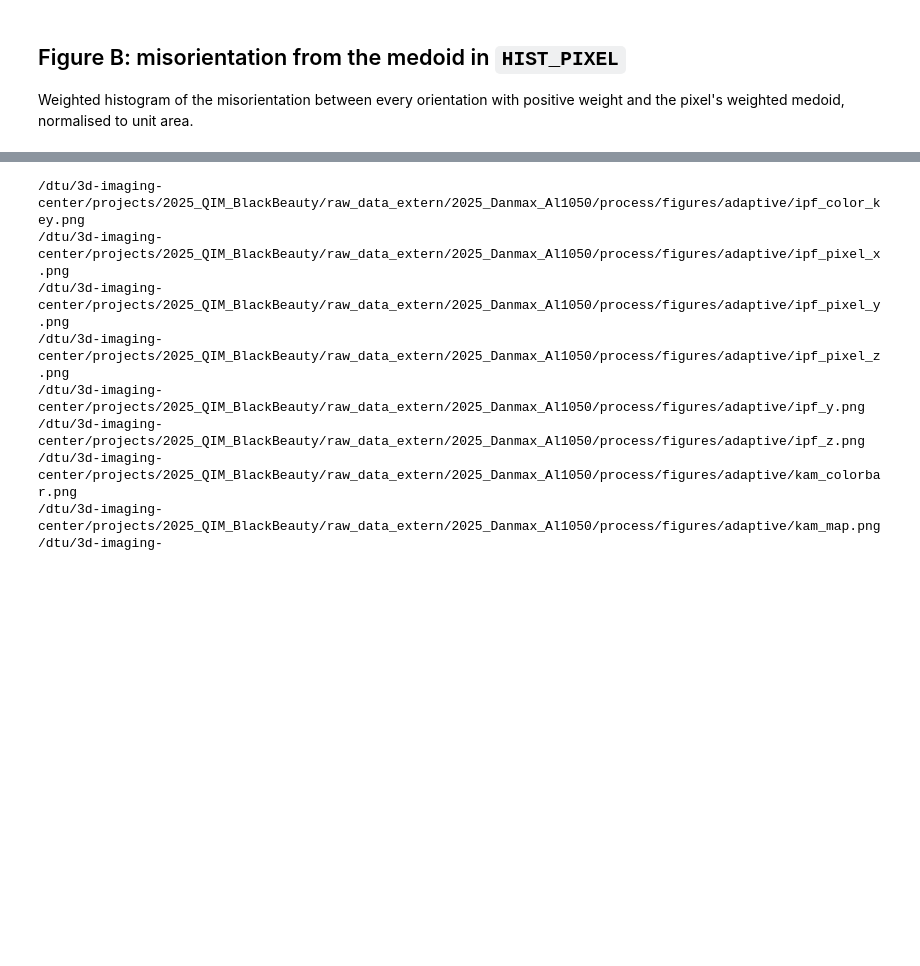
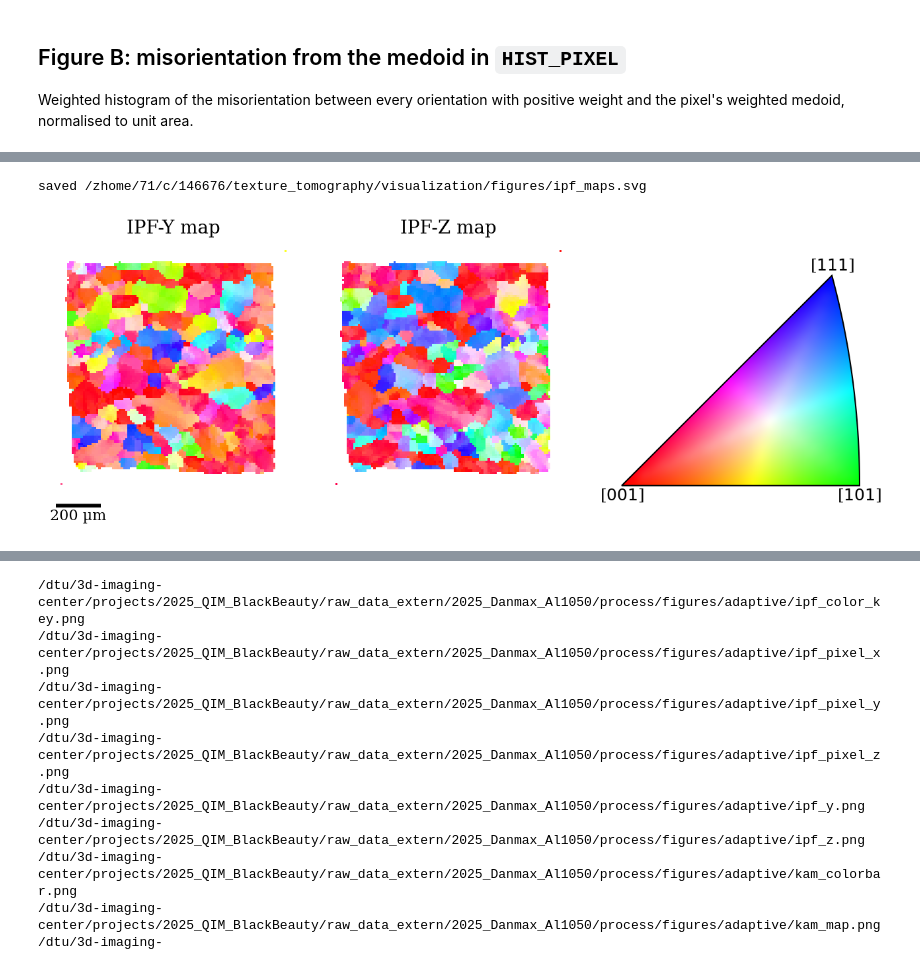
Before and after one commit to msaca-okse/basis_adaptive_textom, a Jupyter notebook: visualization/paper_figures.ipynb, the cells around one changed output, grey strips where cells are left out. Cells and saved outputs as stored; diff of their text form; code cells hidden in the pictures; blank space fills up the shorter version.

```diff
--- a/visualization/paper_figures.ipynb
+++ b/visualization/paper_figures.ipynb
@@ -59,6 +59,8 @@ GRID = "adaptive"  # which reconstruction: "adaptive" or "uniform"
 RECON_PATH = os.path.join(PROCESS, f"reconstruction_{GRID}.h5")
 FIG_DIR = os.path.join(PROCESS, "figures", GRID)
 DPI = 600
+# SVG panels and the assembled figures, with text kept as text for Inkscape
+PAPER_DIR = os.path.join(REPO, "visualization", "figures")
 
 # pixels whose total density is below MASK_FRACTION x (99th percentile) are filtered away (transparent)
 MASK_FRACTION = 0.3
@@ -96,6 +98,8 @@ HIST_XMAX_DEG = 15
 HIST_COLOR = "#d62728"
 
 os.makedirs(FIG_DIR, exist_ok=True)
+os.makedirs(PAPER_DIR, exist_ok=True)
+plt.rcParams["svg.fonttype"] = "none"
 print(f"reading {RECON_PATH}\nwriting to {FIG_DIR}")
 # %% [output]
 reading /dtu/3d-imaging-center/projects/2025_QIM_BlackBeauty/raw_data_extern/2025_Danmax_Al1050/process/reconstruction_adaptive.h5
@@ -274,7 +286,7 @@ else:
 KAM_CMAP = "inferno"  # NaN (filtered) pixels are drawn transparent
 for name, marked in [("kam_map.png", False), ("kam_map_marked.png", True)]:
     fig, ax = map_figure()
-    ax.imshow(kam_plot, cmap=KAM_CMAP, vmin=vmin, vmax=vmax, extent=(0, W_UM, H_UM, 0), interpolation="nearest")
+    ax.imshow(crisp(kam_plot), cmap=KAM_CMAP, vmin=vmin, vmax=vmax, extent=(0, W_UM, H_UM, 0), interpolation="none")
     if marked:
         for (r, c), color in [(IPF_PIXEL, "#00ff00"), (HIST_PIXEL, "red")]:
             ax.plot((c + 0.5) * pixel_um, (r + 0.5) * pixel_um, "s", ms=4, mfc=color, mec="white", mew=0.8)
@@ -373,0 +400,33 @@ saved /dtu/3d-imaging-center/projects/2025_QIM_BlackBeauty/raw_data_extern/2025_
+# %%
+def draw_map(ax, image, **kw):
+    ax.imshow(crisp(image), extent=(0, W_UM, H_UM, 0), interpolation="none", **kw)
+    ax.axis("off")
+    finish_map(ax)
+
+
+def save_paper(fig, name):
+    path = os.path.join(PAPER_DIR, name)
+    fig.savefig(path, dpi=DPI, transparent=True, bbox_inches="tight", pad_inches=0.05)
+    print(f"saved {path}")
+
+
+# Figure A: IPF-Y, IPF-Z, colour key
+map_h = 0.80                                    # map axes height (figure fraction)
+fig = plt.figure(figsize=(13, 13 * 0.42))
+fig_w, fig_h = fig.get_size_inches()
+map_w = map_h * fig_h / fig_w * W_UM / (H_UM * (1 + MAP_MARGIN))  # keep the map aspect
+for n, (label, direction) in enumerate([("Y", [0, 1, 0]), ("Z", [0, 0, 1])]):
+    ax = fig.add_axes([0.01 + n * (map_w + 0.02), 0.02, map_w, map_h])
+    draw_map(ax, ipf_rgba(direction))
+    if label == "Y":
+        add_scale_bar(ax)
+    ax.set_title(f"IPF-{label} map", fontsize=20)
+ax = fig.add_axes([0.02 + 2 * (map_w + 0.02), 0.12, 0.98 - 2 * (map_w + 0.02) - 0.02, 0.62],
+                  projection="ipf", symmetry=symmetry.Oh)
+ax.plot_ipf_color_key(show_title=False)
+ax.patch.set_facecolor("none")
+save_paper(fig, "ipf_maps.svg")
+plt.show()
+# %% [output]
+saved /zhome/71/c/146676/texture_tomography/visualization/figures/ipf_maps.svg
+[figure, added]
```
Also changed, not shown: parts of 8 cells of this notebook, 1 other file.
